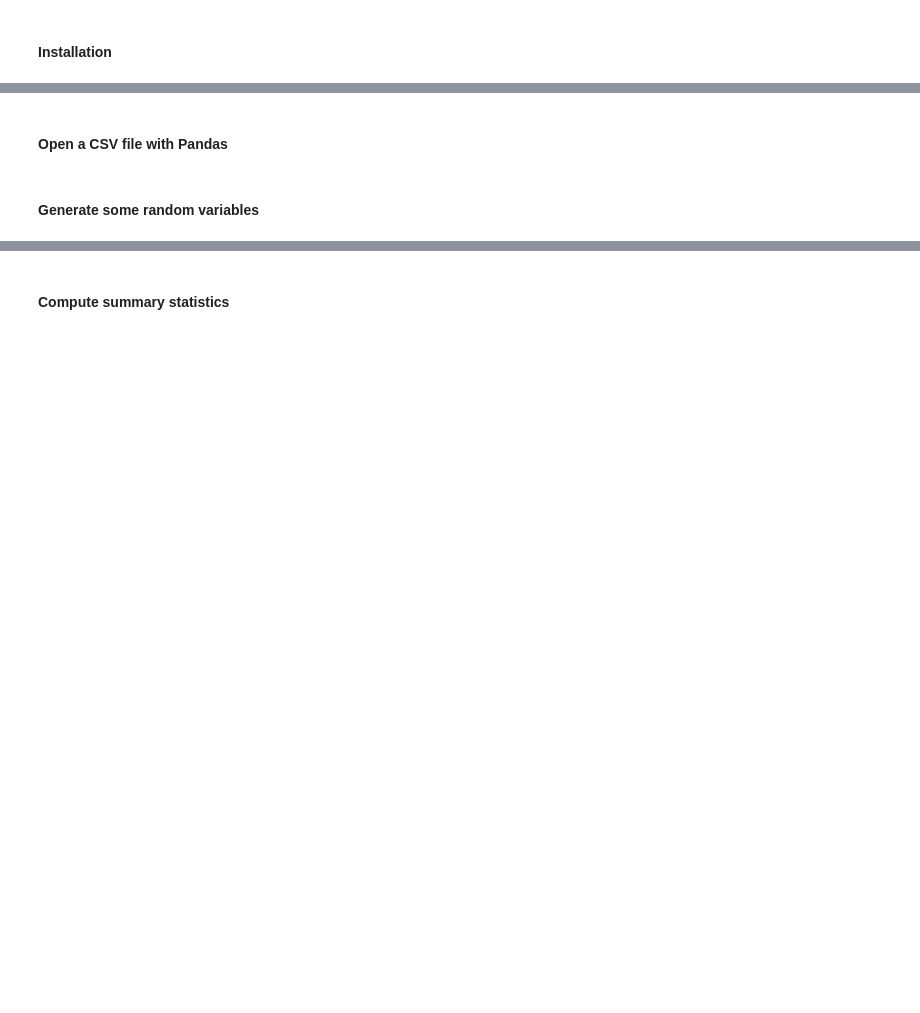
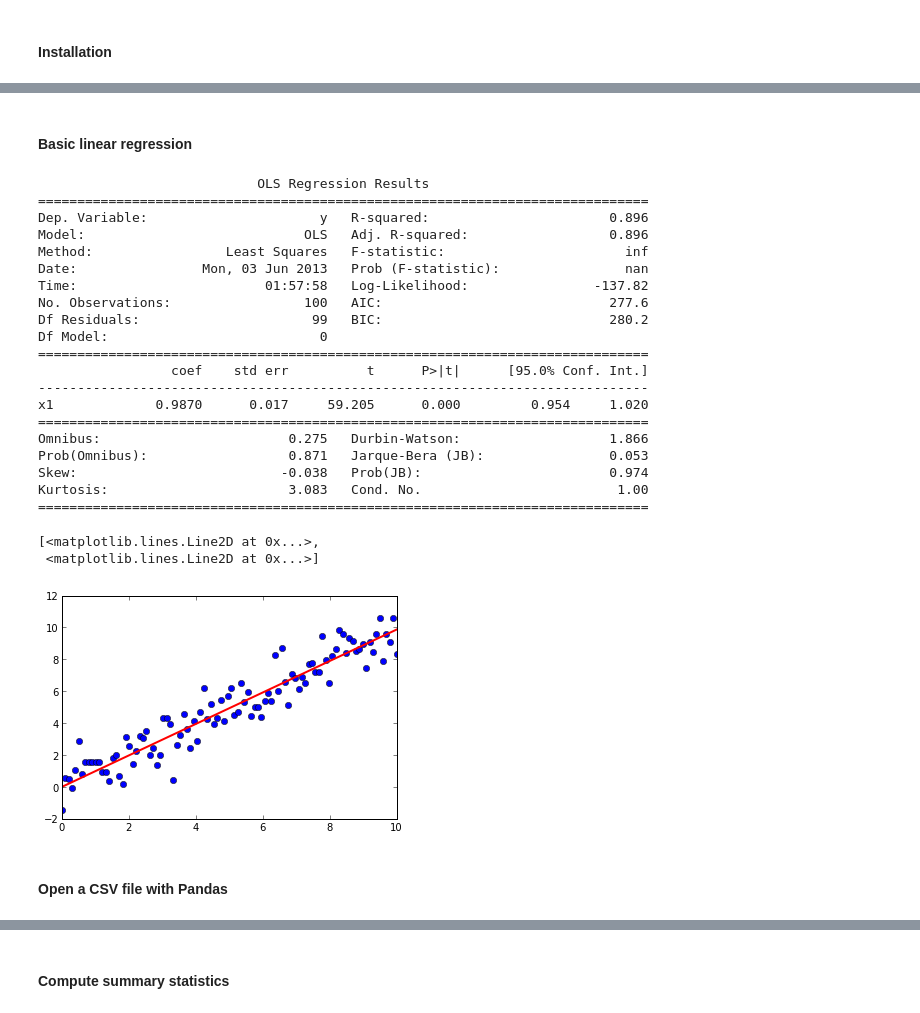
Before and after one commit to bpkent/public_talks, a Jupyter notebook: statBytes-python.ipynb, the cells around one changed output, grey strips where cells are left out. Drawn from its saved outputs; the diff is of its cells as text; code cells hidden in the pictures; blank space fills up the shorter version.

```diff
--- a/statBytes-python.ipynb
+++ b/statBytes-python.ipynb
@@ -23,4 +56,35 @@ import statsmodels as sm   ## scikits.statsmodels - statistics library
+# %% [markdown]
+#### Basic linear regression
+# %%
+ols_model = sm.OLS(y, x)
+ols_fit = ols_model.fit()
+yhat = ols_fit.predict()
+
+print ols_fit.summary()
+plt.plot(x, y, 'bo', x, yhat, 'r-', lw=2)
+# %% [output]
+                            OLS Regression Results
+==============================================================================
+Dep. Variable:                      y   R-squared:                       0.896
+Model:                            OLS   Adj. R-squared:                  0.896
+Method:                 Least Squares   F-statistic:                       inf
+Date:                Mon, 03 Jun 2013   Prob (F-statistic):                nan
+Time:                        01:57:58   Log-Likelihood:                -137.82
+No. Observations:                 100   AIC:                             277.6
+Df Residuals:                      99   BIC:                             280.2
+Df Model:                           0
+==============================================================================
+                 coef    std err          t      P>|t|      [95.0% Conf. Int.]
+------------------------------------------------------------------------------
+x1             0.9870      0.017     59.205      0.000         0.954     1.020
+==============================================================================
+Omnibus:                        0.275   Durbin-Watson:                   1.866
+Prob(Omnibus):                  0.871   Jarque-Bera (JB):                0.053
+Skew:                          -0.038   Prob(JB):                        0.974
+Kurtosis:                       3.083   Cond. No.                         1.00
+==============================================================================
+[<matplotlib.lines.Line2D at 0x...>,
+ <matplotlib.lines.Line2D at 0x...>]
+[figure, added]
 # %% [markdown]
 #### Open a CSV file with Pandas
-# %% [markdown]
-#### Generate some random variables
```
Also changed, not shown: parts of 37 cells of this notebook, 2 other files.
